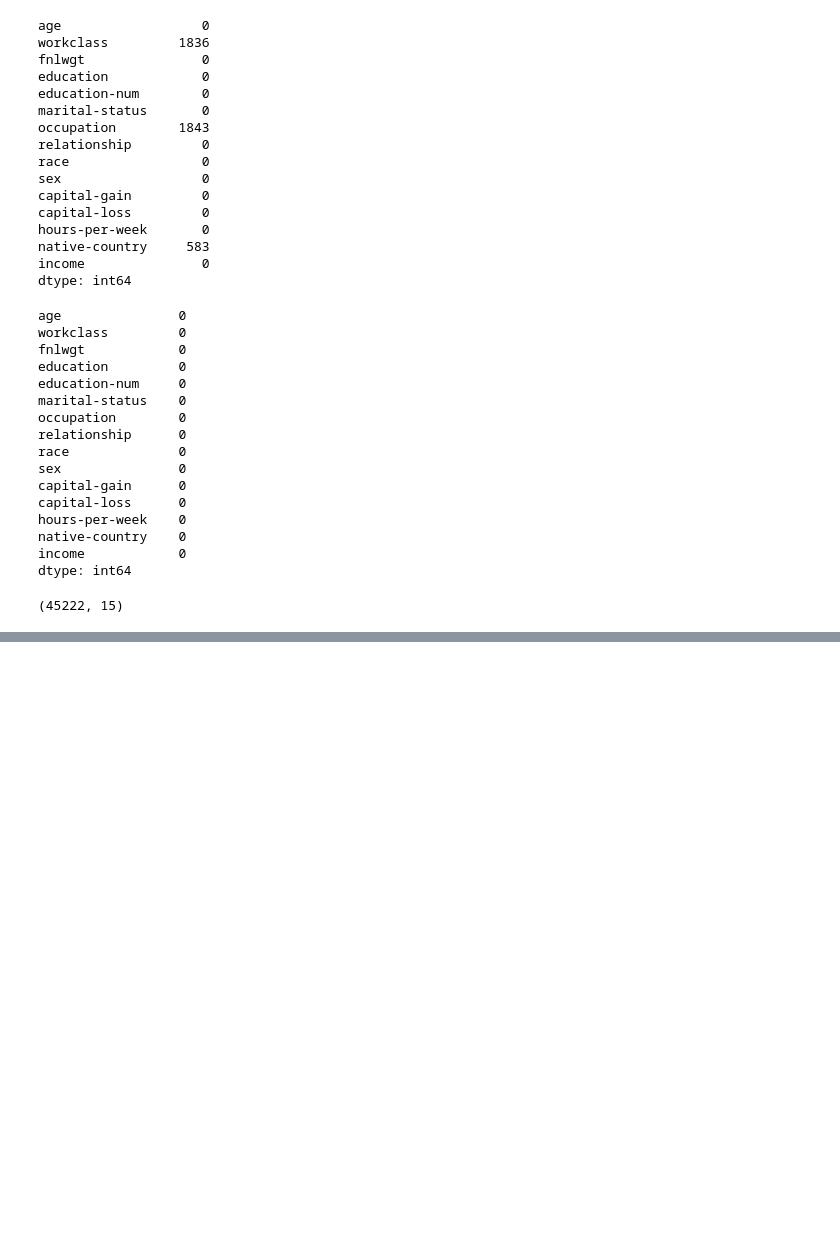
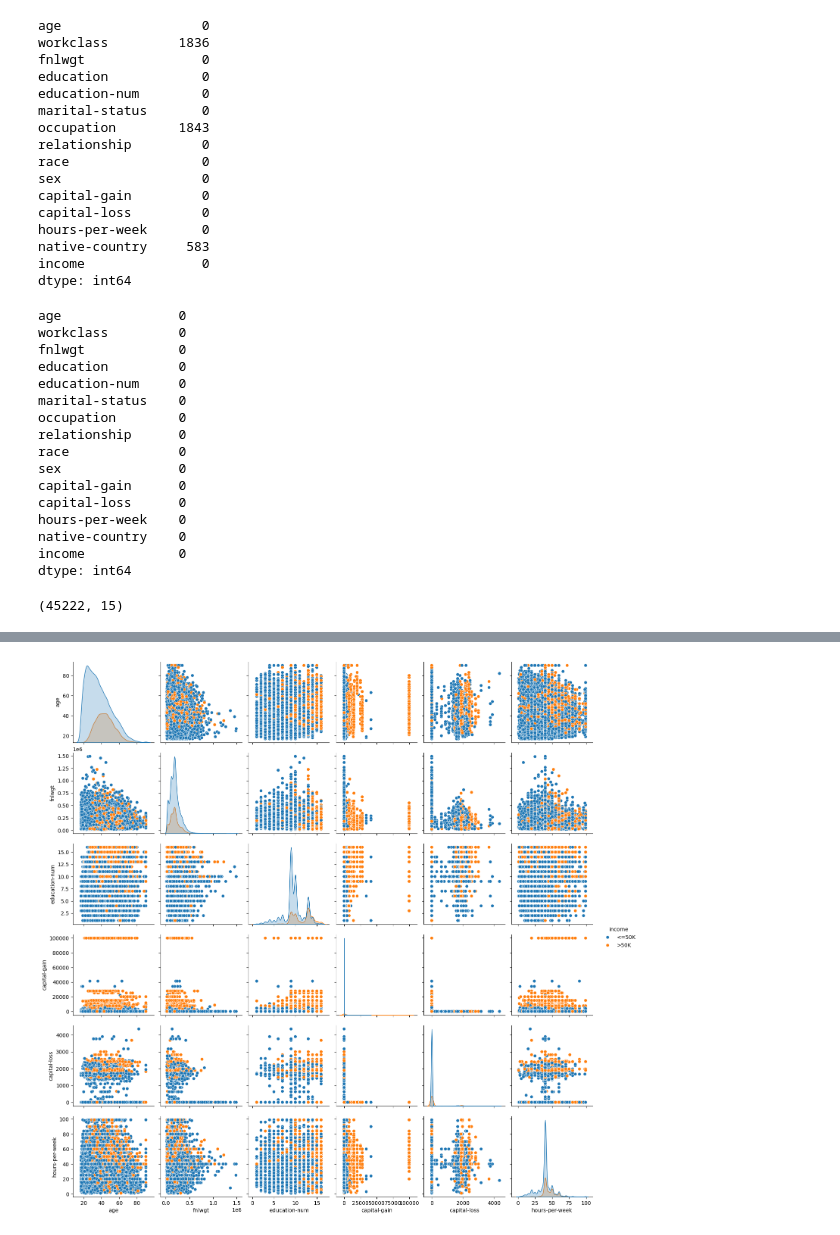
Before and after one commit to sandun94x/census-income-prediction, a Jupyter notebook: pre_processing.ipynb, the cells around one changed output, grey strips where cells are left out. Saved outputs shown, nothing was run; the diff lists cells and outputs as text; code cells hidden in the pictures; blank space fills up the shorter version.

```diff
--- a/pre_processing.ipynb
+++ b/pre_processing.ipynb
@@ -235,0 +260,5 @@ data.to_csv('cleaned_data.csv', index=False)
+# %%
+sns.pairplot(c_data, hue ='income')
+plt.show()
+# %% [output]
+[figure, added]
```
Also changed, not shown: parts of 7 cells of this notebook.
